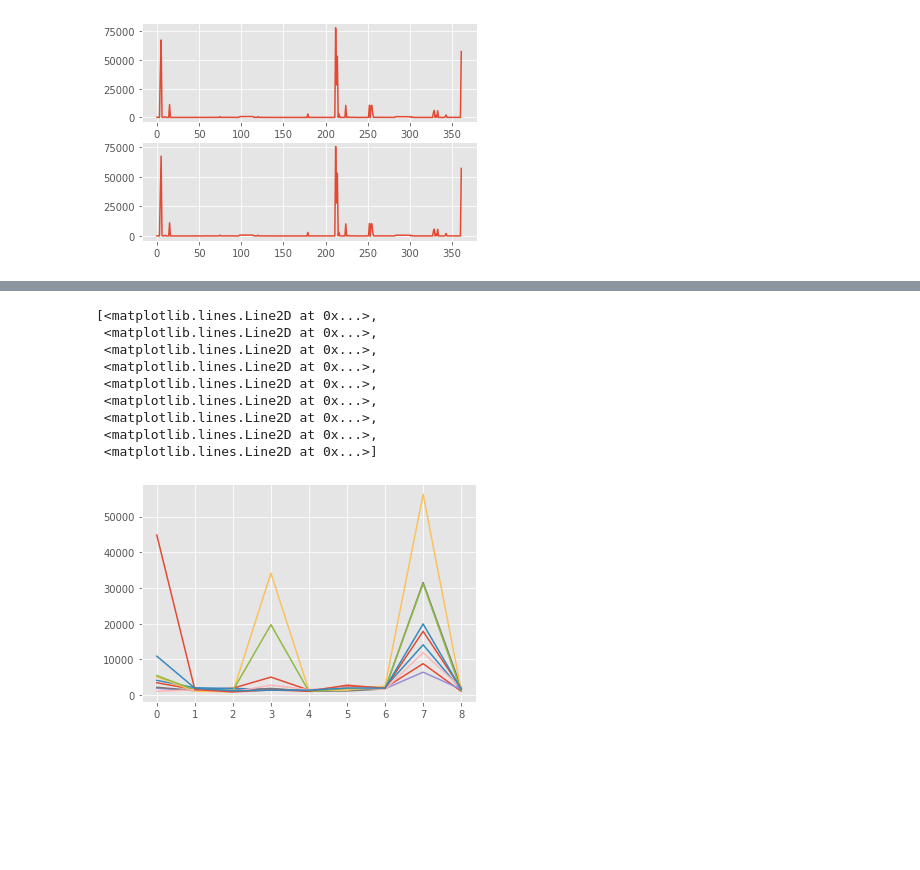
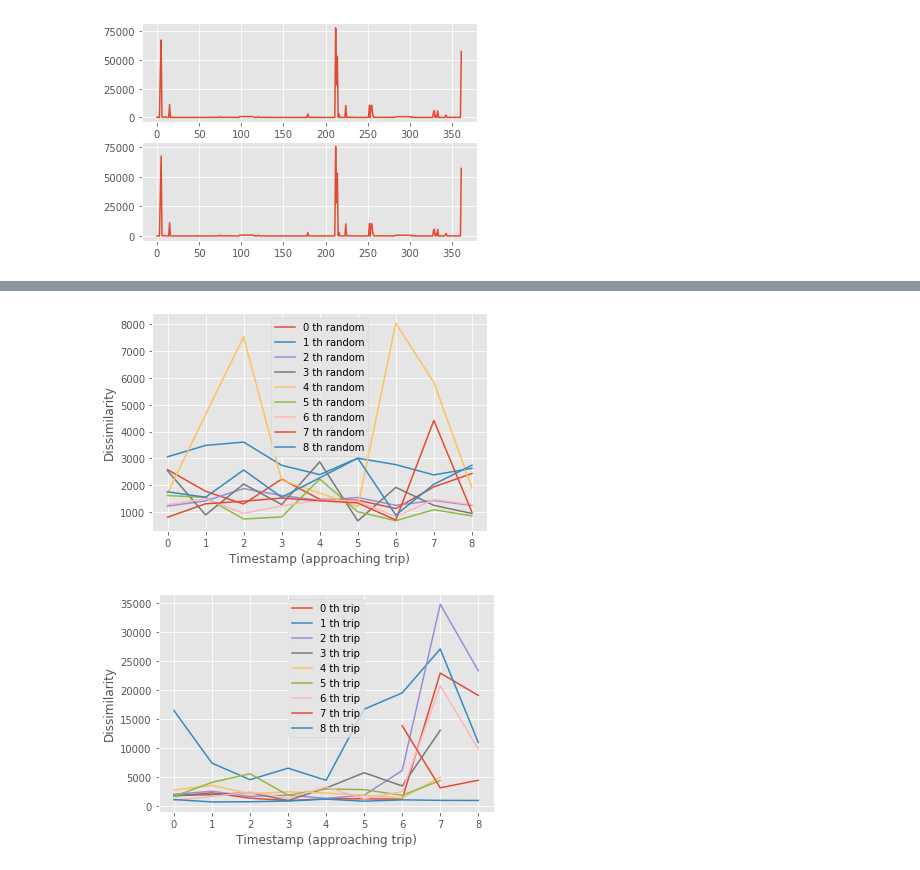
Before and after one commit to Akshat-Tripathi/AIHack20, a Jupyter notebook: Signal_clustering.ipynb, the cells around one changed output, grey strips where cells are left out. Saved outputs shown, nothing was run; the diff lists cells and outputs as text; code cells hidden in the pictures; blank space fills up the shorter version.

```diff
--- a/Signal_clustering.ipynb
+++ b/Signal_clustering.ipynb
@@ -197,12 +189,12 @@ for i in range(len(_)):
 # %%
-np.random.seed(10)
+np.random.seed(11)
 window = 10
 ten_window_similarities = similarities(signal_near_trip(window))
 control_similarities = []
 signals = []
-for i in range(window-1):
-  rand = np.random.random_integers(0,109709,1)[0]
-  df = clean_data.loc[rand:rand+window]
+rand = np.random.random_integers(0,109709,9)
+for r in rand:
+  df = clean_data.loc[r:r+window]
   _ = []
   for j in range(window):
     _.append(df.iloc[j])
@@ -246,13 +204,17 @@ plt.plot(ten_window_similarities)
-# %%
-plt.plot(ten_window_control_similarities)
-# %% [output]
-[<matplotlib.lines.Line2D at 0x...>,
- <matplotlib.lines.Line2D at 0x...>,
- <matplotlib.lines.Line2D at 0x...>,
- <matplotlib.lines.Line2D at 0x...>,
- <matplotlib.lines.Line2D at 0x...>,
- <matplotlib.lines.Line2D at 0x...>,
- <matplotlib.lines.Line2D at 0x...>,
- <matplotlib.lines.Line2D at 0x...>,
- <matplotlib.lines.Line2D at 0x...>]
-[figure, removed]
+# %%
+plt.figure()
+for i in range(len(ten_window_control_similarities)):
+  plt.plot(ten_window_control_similarities[i],label = '%s th random' %i)
+  plt.legend()
+  plt.xlabel('Timestamp (approaching trip)')
+  plt.ylabel('Dissimilarity')
+
+plt.figure()
+for i in range(len(ten_window_similarities)):
+  plt.plot(ten_window_similarities[i],label = '%s th trip' %i)
+  plt.legend()
+  plt.xlabel('Timestamp (approaching trip)')
+  plt.ylabel('Dissimilarity')
+# %% [output]
+[figure, added]
+[figure, added]
```
Also changed, not shown: parts of 4 cells of this notebook.
